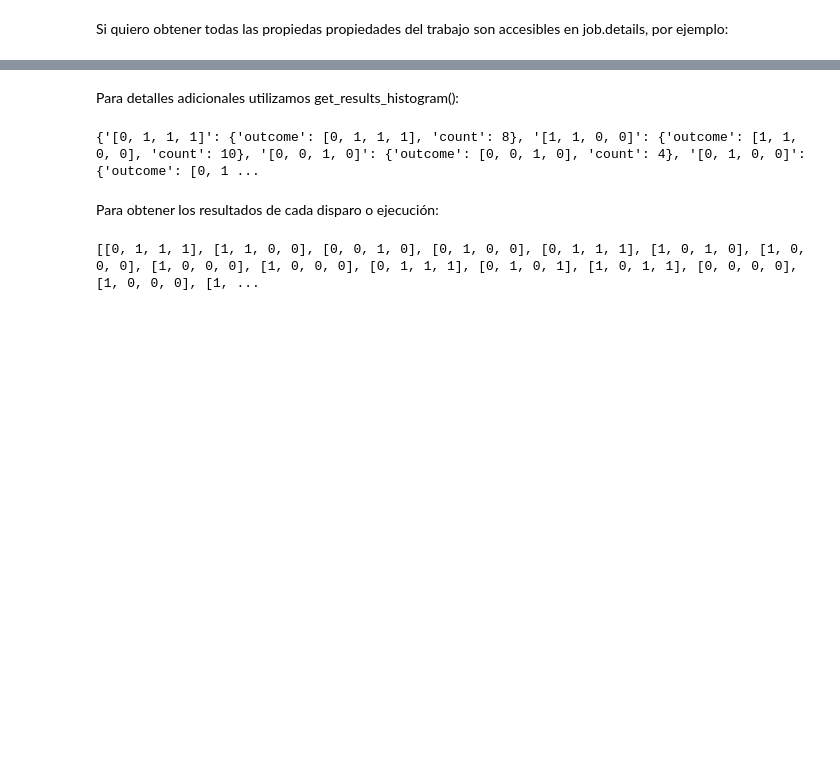
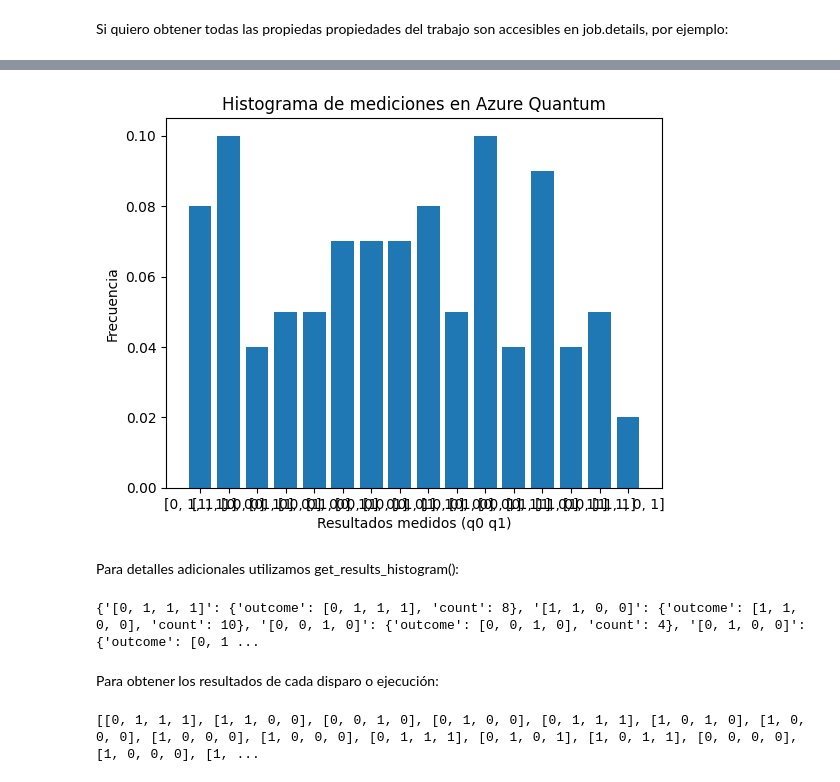
Before and after one commit to imardiego/pruebasQsharpAzureQuantum, a Jupyter notebook: enviarQsharpAzureQuantum.ipynb, the cells around one changed output, grey strips where cells are left out. Drawn from its saved outputs; the diff is of its cells as text; code cells hidden in the pictures; blank space fills up the shorter version.

```diff
--- a/enviarQsharpAzureQuantum.ipynb
+++ b/enviarQsharpAzureQuantum.ipynb
@@ -182,6 +183,6 @@ MyTarget.name
 # Utilizamos el método submit para enviar el programa con sus parámetros y mostrar los resultados.
 # A rigetti mediante submit le envío MyProgram como punto de entrada, nombre del trabajo y número de disparos.
 job = MyTarget.submit(MyProgram, "MyQuantumJob", shots=100)
-job.get_results()
+results=job.get_results()
 # %% [output]
 gio: https://login.microsoftonline.com/235bdb0d-7ee9-4049-ae95-0f2fb6253595/oauth2/v2.0/authorize?client_id=04b07795-8ddb-461a-bbee-02f9e1bf7b46&response_type=code&redirect_uri=http%3A%2F%2Flocalhost% ...
@@ -218,3 +203,13 @@ Job ID: 6f4b9d84-90be-11f0-aa41-00155d08dbcf
+# %%
+import matplotlib.pyplot as plt
+# Graficar
+plt.bar(results.keys(), results.values())
+plt.xlabel('Resultados medidos (q0 q1)')
+plt.ylabel('Frecuencia')
+plt.title('Histograma de mediciones en Azure Quantum')
+plt.show()
+# %% [output]
+[figure, added]
 # %% [markdown]
 Para detalles adicionales utilizamos get_results_histogram():
 # %%
```
Also changed, not shown: parts of 5 cells of this notebook.
